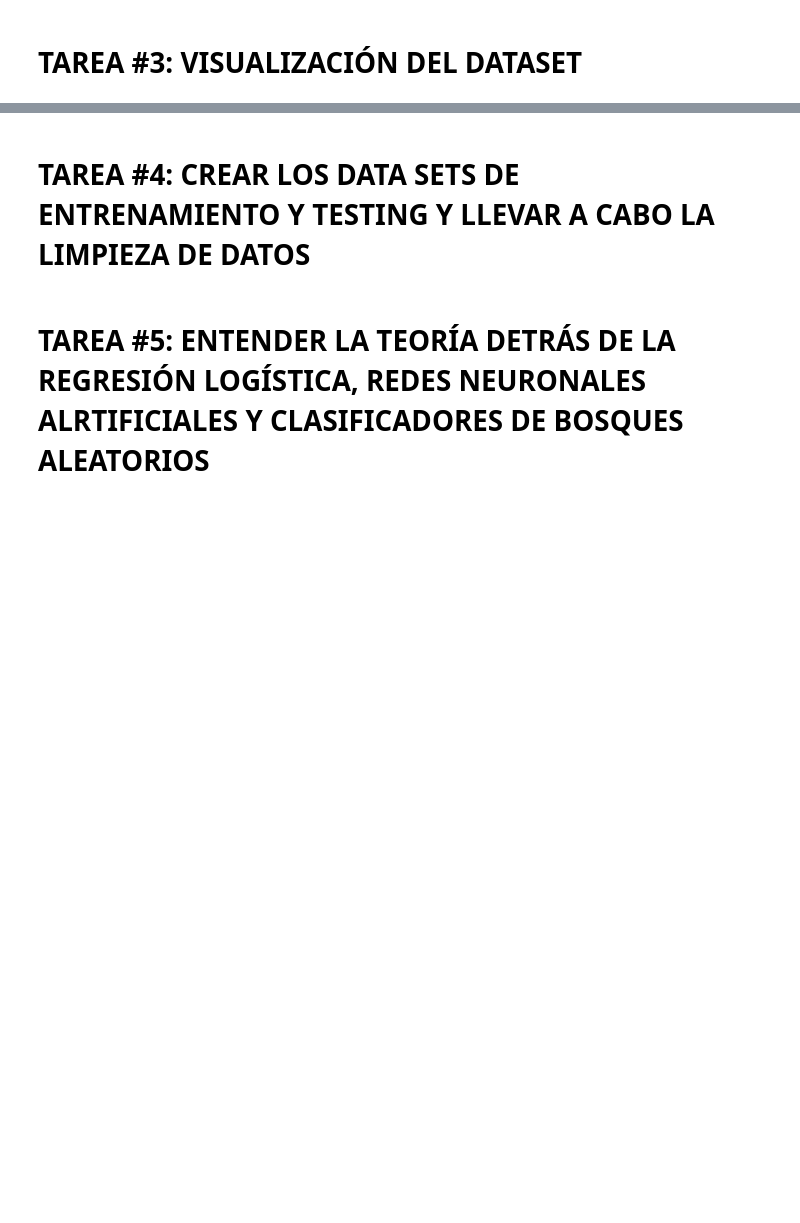
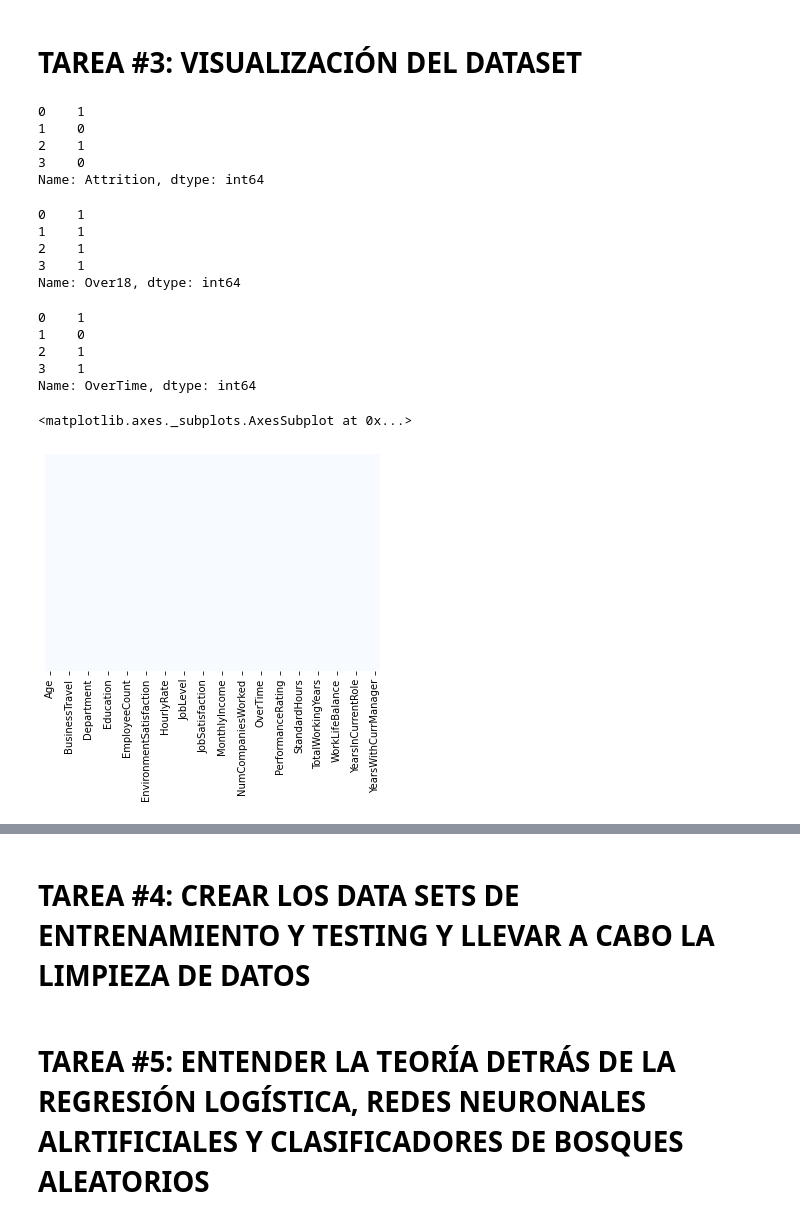
Before and after one commit to MartinSantaGitHub/ds4b, a Jupyter notebook: 1. Human Resources Data/Esqueleto_Departamento_de_Recursos_Humanos.ipynb, the cells around one changed output, grey strips where cells are left out. Saved outputs shown, nothing was run; the diff lists cells and outputs as text; code cells hidden in the pictures; blank space fills up the shorter version.

```diff
--- a/1. Human Resources Data/Esqueleto_Departamento_de_Recursos_Humanos.ipynb
+++ b/1. Human Resources Data/Esqueleto_Departamento_de_Recursos_Humanos.ipynb
@@ -35,2 +35,3 @@ drive.mount('/content/drive')
 # %%
 # Debe incluir el enlace completo al archivo csv que contiene su conjunto de datos
+employee_df = pd.read_csv("https://raw.githubusercontent.com/MartinSantaGitHub/ds4b/main/1.%20Human%20Resources%20Data/Human_Resources.csv")
@@ -39,7 +116,38 @@ drive.mount('/content/drive')
 # %% [markdown]
 # TAREA #3: VISUALIZACIÓN DEL DATASET
 # %%
-# Reemplazamos las columnas 'Attritition' y 'overtime' por enteros antes de poder llevar a cabo cualquier visualización
+# Reemplazamos las columnas 'Attritition', 'Over18' y 'OverTime' por enteros antes de poder llevar a cabo cualquier visualización
+employee_df['Attrition'] = employee_df['Attrition'].apply(lambda x: 1 if x == 'Yes' else 0)
+# %%
+employee_df['Attrition'].head(4)
+# %% [output]
+0    1
+1    0
+2    1
+3    0
+Name: Attrition, dtype: int64
+# %%
+employee_df['Over18'] = employee_df['Over18'].apply(lambda x: 1 if x == 'Y' else 0)
+employee_df['Over18'].head(n = 4)
+# %% [output]
+0    1
+1    1
+2    1
+3    1
+Name: Over18, dtype: int64
+# %%
+employee_df['OverTime'] = employee_df['OverTime'].apply(lambda x: 1 if x == 'Yes' else 0)
+employee_df['OverTime'].head(n = 4)
+# %% [output]
+0    1
+1    0
+2    1
+3    1
+Name: OverTime, dtype: int64
 # %%
 # Veamos si nos faltan datos, ¡afortunadamente no es así!
+sns.heatmap(employee_df.isnull(), yticklabels=False, cbar=False, cmap='Blues')
+# %% [output]
+<matplotlib.axes._subplots.AxesSubplot at 0x...>
+[figure, added]
 # %%
```
Also changed, not shown: parts of 19 cells of this notebook.
